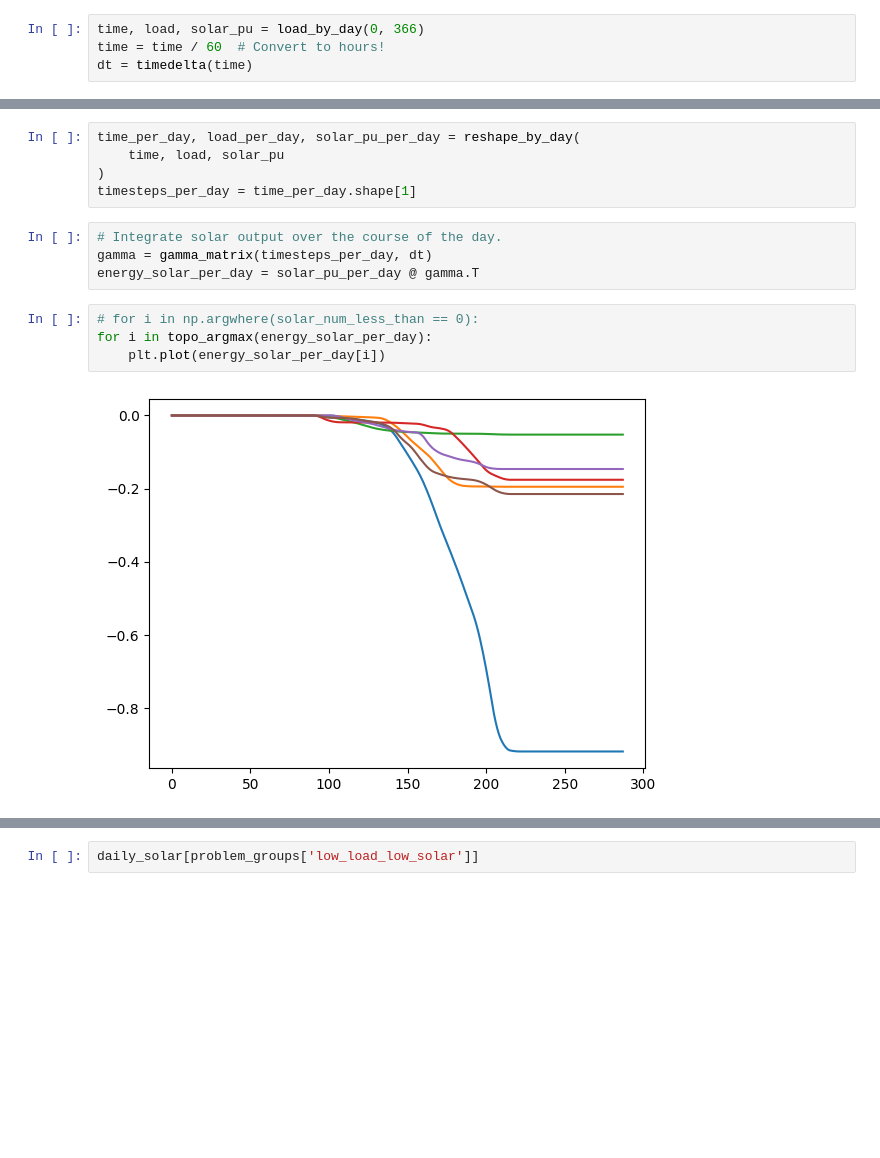
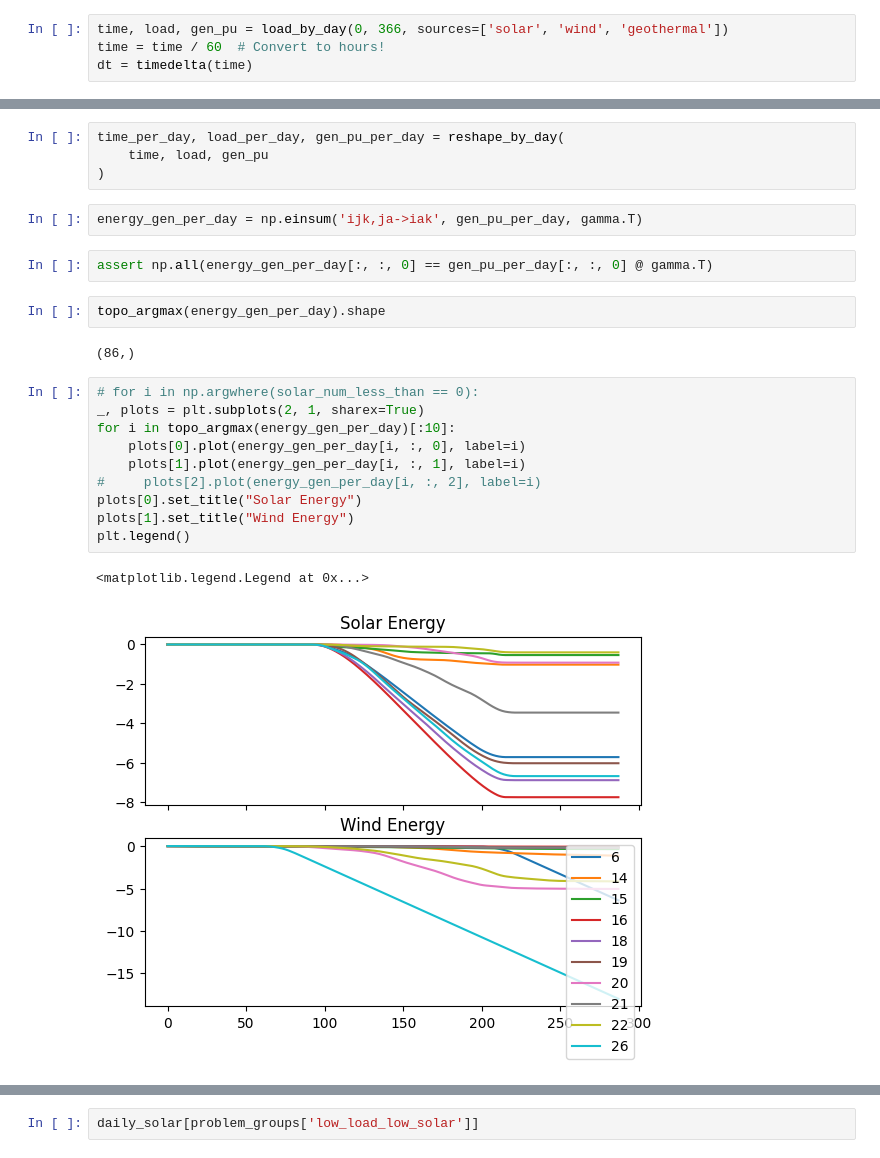
Before and after one commit to seanjennings960/renewableopt, a Jupyter notebook: notebooks/peak_ordering.ipynb, the cells around one changed output, grey strips where cells are left out. Saved outputs shown, nothing was run; the diff lists cells and outputs as text; blank space fills up the shorter version.

```diff
--- a/notebooks/peak_ordering.ipynb
+++ b/notebooks/peak_ordering.ipynb
@@ -12,4 +13,4 @@ ImportError: cannot import name 'identify_worst_days' from 'peak_id' (/home/sean
 # %%
-time, load, solar_pu = load_by_day(0, 366)
+time, load, gen_pu = load_by_day(0, 366, sources=['solar', 'wind', 'geothermal'])
 time = time / 60  # Convert to hours!
 dt = timedelta(time)
@@ -16,18 +20,28 @@ dt = timedelta(time)
 # %%
-time_per_day, load_per_day, solar_pu_per_day = reshape_by_day(
-    time, load, solar_pu
+time_per_day, load_per_day, gen_pu_per_day = reshape_by_day(
+    time, load, gen_pu
 )
-timesteps_per_day = time_per_day.shape[1]
-# %%
-# Integrate solar output over the course of the day.
-gamma = gamma_matrix(timesteps_per_day, dt)
-energy_solar_per_day = solar_pu_per_day @ gamma.T
+# %%
+energy_gen_per_day = np.einsum('ijk,ja->iak', gen_pu_per_day, gamma.T)
+# %%
+assert np.all(energy_gen_per_day[:, :, 0] == gen_pu_per_day[:, :, 0] @ gamma.T)
+# %%
+topo_argmax(energy_gen_per_day).shape
+# %% [output]
+(86,)
 # %%
 # for i in np.argwhere(solar_num_less_than == 0):
-for i in topo_argmax(energy_solar_per_day):
-    plt.plot(energy_solar_per_day[i])
+_, plots = plt.subplots(2, 1, sharex=True)
+for i in topo_argmax(energy_gen_per_day)[:10]:
+    plots[0].plot(energy_gen_per_day[i, :, 0], label=i)
+    plots[1].plot(energy_gen_per_day[i, :, 1], label=i)
+#     plots[2].plot(energy_gen_per_day[i, :, 2], label=i)
+plots[0].set_title("Solar Energy")
+plots[1].set_title("Wind Energy")
+plt.legend()
 # %% [output]
+<matplotlib.legend.Legend at 0x...>
-[figure, old version]
+[figure, new version]
 # %%
 # We've got an issue with the solar data for the last days of the year!!
 plt.plot(energy_solar_per_day[365])
```
Also changed, not shown: parts of 24 cells of this notebook, 3 other files.
